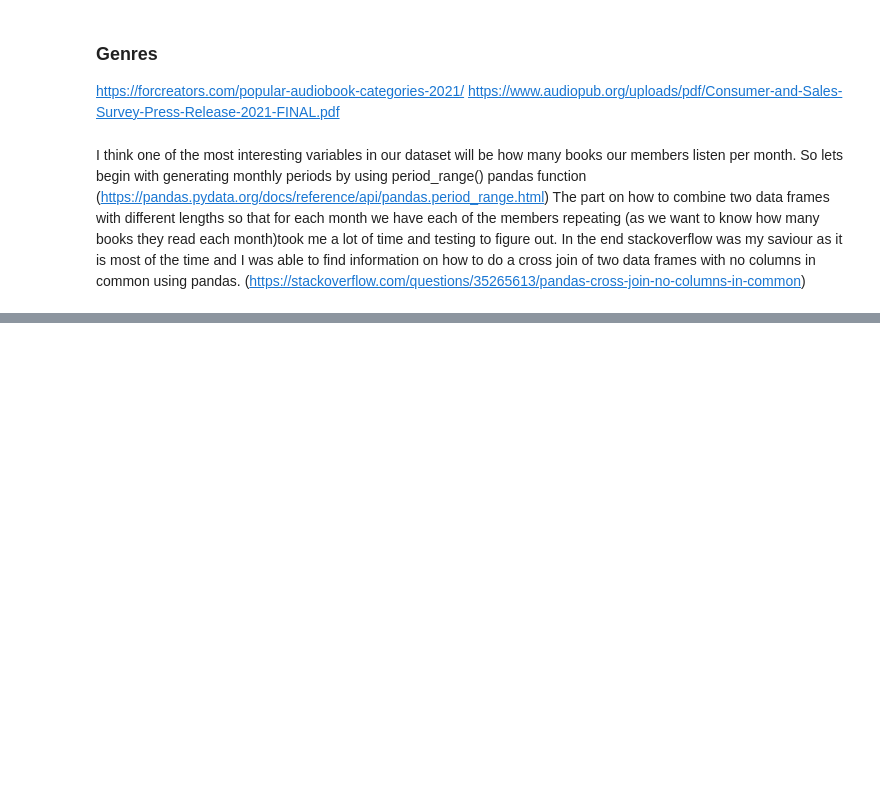
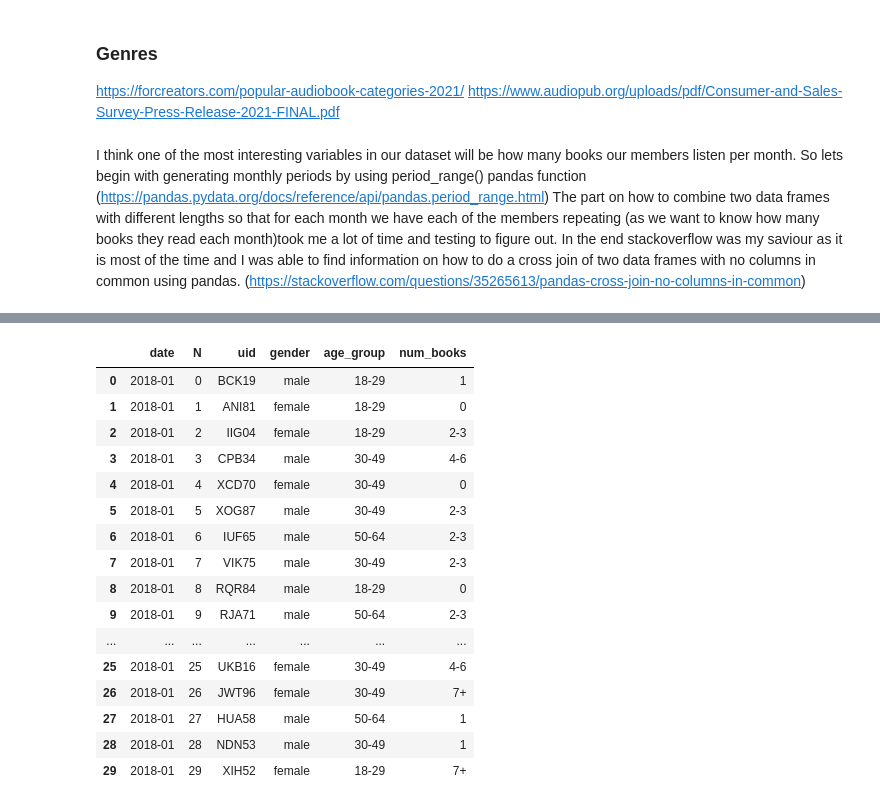
Before and after one commit to angelinka/programming_for_DA_project, a Jupyter notebook: audiobooks.ipynb, the cells around one changed output, grey strips where cells are left out. Saved outputs shown, nothing was run; the diff lists cells and outputs as text; code cells hidden in the pictures; blank space fills up the shorter version.

```diff
--- a/audiobooks.ipynb
+++ b/audiobooks.ipynb
@@ -239,0 +245,6 @@ Acoording to https://www.greatworklife.com/how-to-listen-to-audiobooks-statistic
+# %%
+nbooks_arr = ['0', '1', '2-3','4-6', '7+']
+nbooks2018 = rng.choice(nbooks_arr, 1200, p=[0.09, 0.24, 0.28, 0.25, 0.14])
+nbooks2019 = rng.choice(nbooks_arr, 1200, p=[0.05, 0.22, 0.32, 0.30, 0.11])
+nbooks20220 = rng.choice(nbooks_arr, 1200, p=[0.02, 0.17, 0.32, 0.29, 0.2])
+#nbooks = nbooks.astype(int)
@@ -239,0 +271,22 @@ Acoording to https://www.greatworklife.com/how-to-listen-to-audiobooks-statistic
+# %%
+full.loc[full['date'] < '2019-01', 'num_books'] = nbooks2018
+# %%
+full.head(30)
+# %% [output]
+|  | date | N | uid | gender | age_group | num_books |
+| 0 | 2018-01 | 0 | BCK19 | male | 18-29 | 1 |
+| 1 | 2018-01 | 1 | ANI81 | female | 18-29 | 0 |
+| 2 | 2018-01 | 2 | IIG04 | female | 18-29 | 2-3 |
+| 3 | 2018-01 | 3 | CPB34 | male | 30-49 | 4-6 |
+| 4 | 2018-01 | 4 | XCD70 | female | 30-49 | 0 |
+| 5 | 2018-01 | 5 | XOG87 | male | 30-49 | 2-3 |
+| 6 | 2018-01 | 6 | IUF65 | male | 50-64 | 2-3 |
+| 7 | 2018-01 | 7 | VIK75 | male | 30-49 | 2-3 |
+| 8 | 2018-01 | 8 | RQR84 | male | 18-29 | 0 |
+| 9 | 2018-01 | 9 | RJA71 | male | 50-64 | 2-3 |
+| ... | ... | ... | ... | ... | ... | ... |
+| 25 | 2018-01 | 25 | UKB16 | female | 30-49 | 4-6 |
+| 26 | 2018-01 | 26 | JWT96 | female | 30-49 | 7+ |
+| 27 | 2018-01 | 27 | HUA58 | male | 50-64 | 1 |
+| 28 | 2018-01 | 28 | NDN53 | male | 30-49 | 1 |
+| 29 | 2018-01 | 29 | XIH52 | female | 18-29 | 7+ |
```
Also changed, not shown: parts of 10 cells of this notebook, 1 other file.
